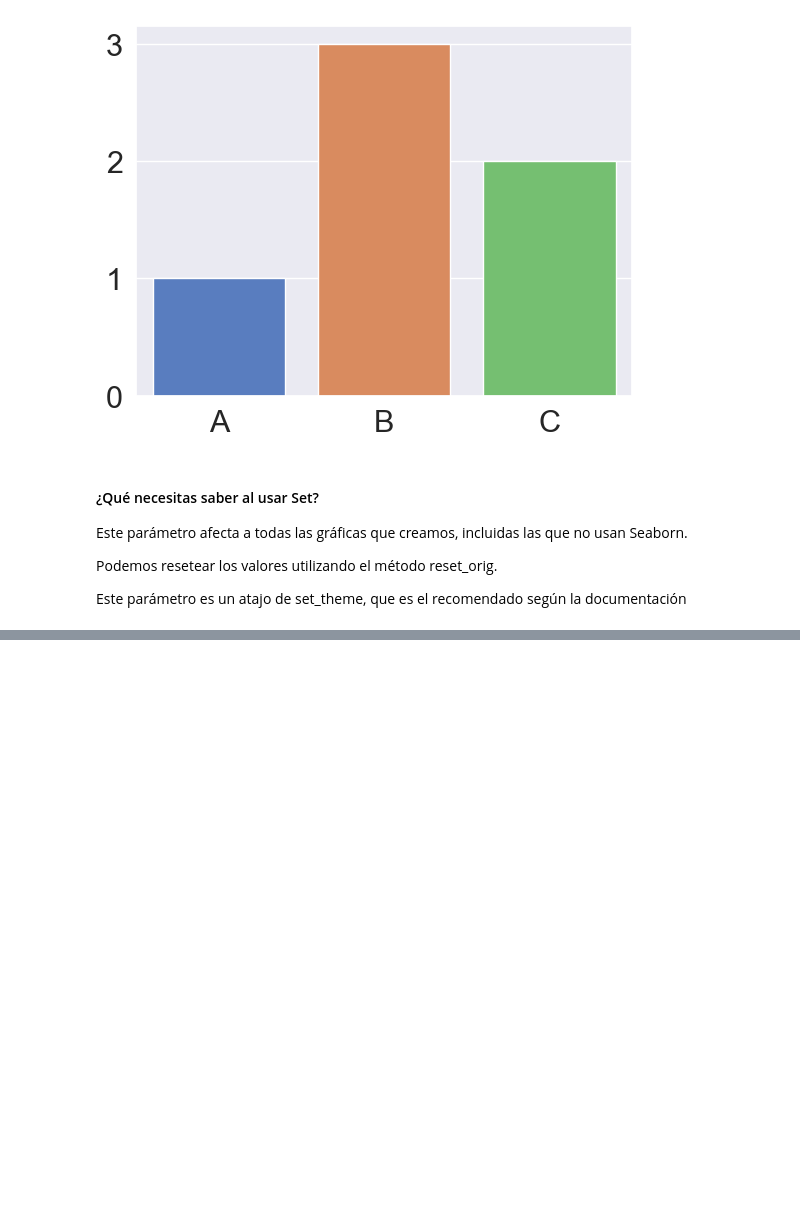
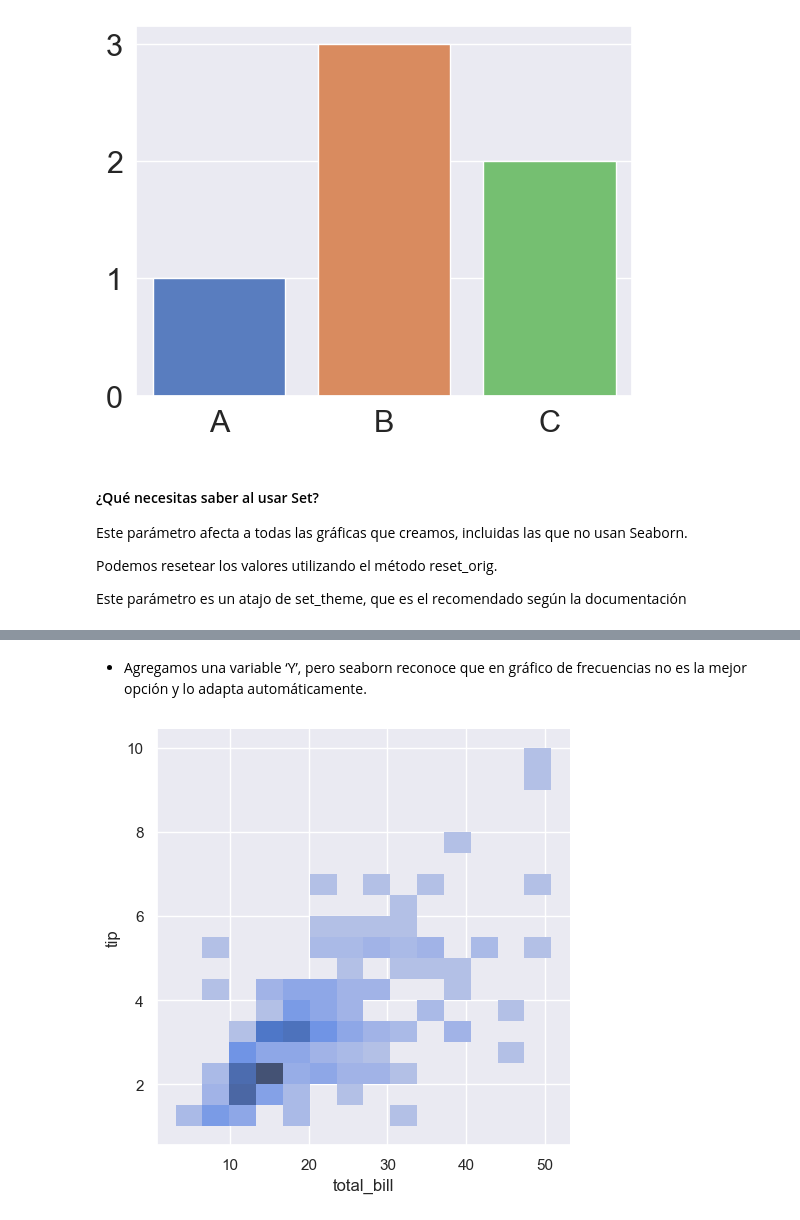
Before and after one commit to dhduartea/Curso_Visualizacion_Datos_Matplotlib_Seaborn, a Jupyter notebook: matplot_seaborn.ipynb, the cells around one changed output, grey strips where cells are left out. Cells and saved outputs as stored; diff of their text form; code cells hidden in the pictures; blank space fills up the shorter version.

```diff
--- a/matplot_seaborn.ipynb
+++ b/matplot_seaborn.ipynb
@@ -591,0 +503,6 @@ Este parámetro es un atajo de set_theme, que es el recomendado según la docume
+# %% [markdown]
+- Agregamos una variable ‘Y’, pero seaborn reconoce que en gráfico de frecuencias no es la mejor opción y lo adapta automáticamente.
+# %%
+sns.displot(data= tips, x= 'total_bill', y= 'tip');
+# %% [output]
+[figure, added]
```
Also changed, not shown: parts of 119 cells of this notebook.
